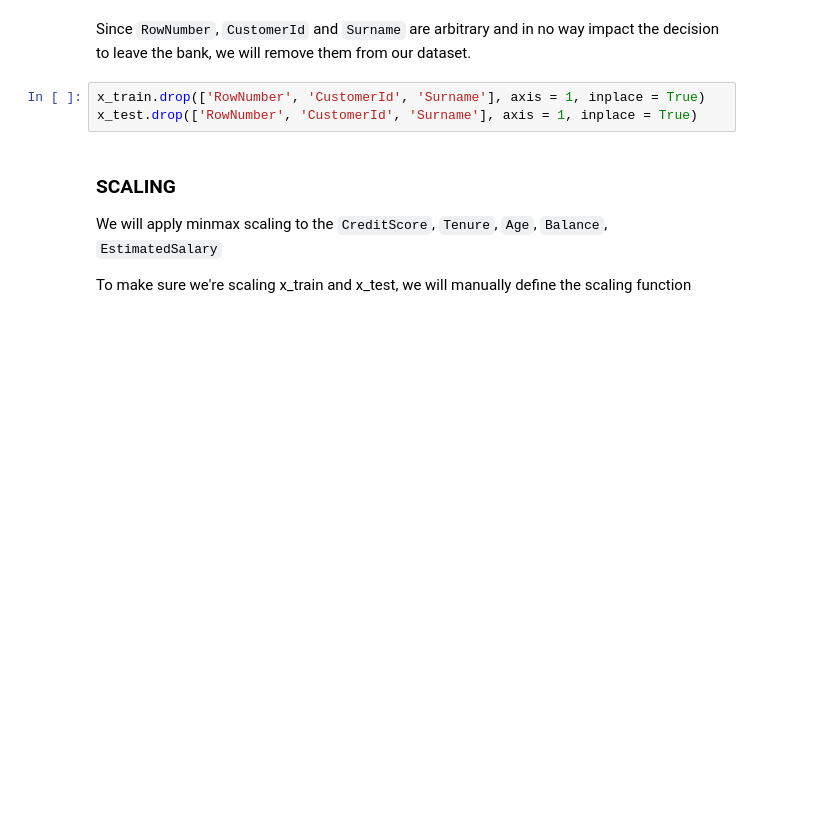
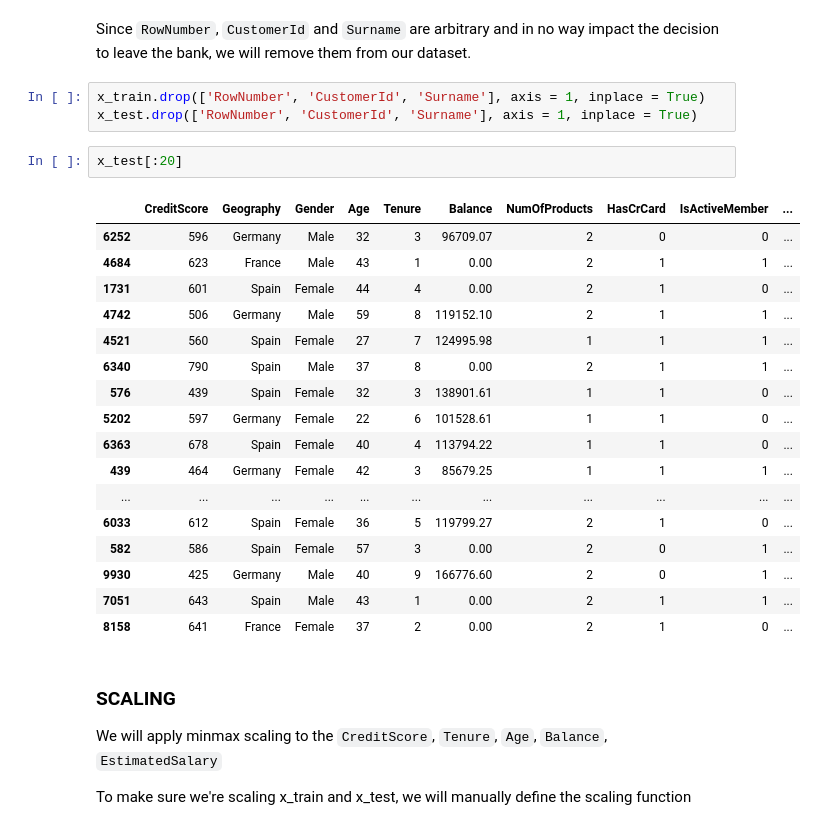
Before and after one commit to jniyomufasha/ADS-banking-churn, a Jupyter notebook: retainl-ml.ipynb, the cells around one changed output. Saved outputs shown, nothing was run; the diff lists cells and outputs as text; blank space fills up the shorter version.

```diff
--- a/retainl-ml.ipynb
+++ b/retainl-ml.ipynb
@@ -151,6 +154,26 @@ Since `RowNumber`, `CustomerId` and `Surname` are arbitrary and  in no way impac
 # %%
 x_train.drop(['RowNumber', 'CustomerId', 'Surname'], axis = 1, inplace = True)
 x_test.drop(['RowNumber', 'CustomerId', 'Surname'], axis = 1, inplace = True)
+# %%
+x_test[:20]
+# %% [output]
+|  | CreditScore | Geography | Gender | Age | Tenure | Balance | NumOfProducts | HasCrCard | IsActiveMember | ... |
+| 6252 | 596 | Germany | Male | 32 | 3 | 96709.07 | 2 | 0 | 0 | ... |
+| 4684 | 623 | France | Male | 43 | 1 | 0.00 | 2 | 1 | 1 | ... |
+| 1731 | 601 | Spain | Female | 44 | 4 | 0.00 | 2 | 1 | 0 | ... |
+| 4742 | 506 | Germany | Male | 59 | 8 | 119152.10 | 2 | 1 | 1 | ... |
+| 4521 | 560 | Spain | Female | 27 | 7 | 124995.98 | 1 | 1 | 1 | ... |
+| 6340 | 790 | Spain | Male | 37 | 8 | 0.00 | 2 | 1 | 1 | ... |
+| 576 | 439 | Spain | Female | 32 | 3 | 138901.61 | 1 | 1 | 0 | ... |
+| 5202 | 597 | Germany | Female | 22 | 6 | 101528.61 | 1 | 1 | 0 | ... |
+| 6363 | 678 | Spain | Female | 40 | 4 | 113794.22 | 1 | 1 | 0 | ... |
+| 439 | 464 | Germany | Female | 42 | 3 | 85679.25 | 1 | 1 | 1 | ... |
+| ... | ... | ... | ... | ... | ... | ... | ... | ... | ... | ... |
+| 6033 | 612 | Spain | Female | 36 | 5 | 119799.27 | 2 | 1 | 0 | ... |
+| 582 | 586 | Spain | Female | 57 | 3 | 0.00 | 2 | 0 | 1 | ... |
+| 9930 | 425 | Germany | Male | 40 | 9 | 166776.60 | 2 | 0 | 1 | ... |
+| 7051 | 643 | Spain | Male | 43 | 1 | 0.00 | 2 | 1 | 1 | ... |
+| 8158 | 641 | France | Female | 37 | 2 | 0.00 | 2 | 1 | 0 | ... |
 # %% [markdown]
 ### SCALING
 We will apply minmax scaling to the `CreditScore`, `Tenure`, `Age`, `Balance`, `EstimatedSalary`
```
Also changed, not shown: parts of 26 cells of this notebook, 2 other files.
